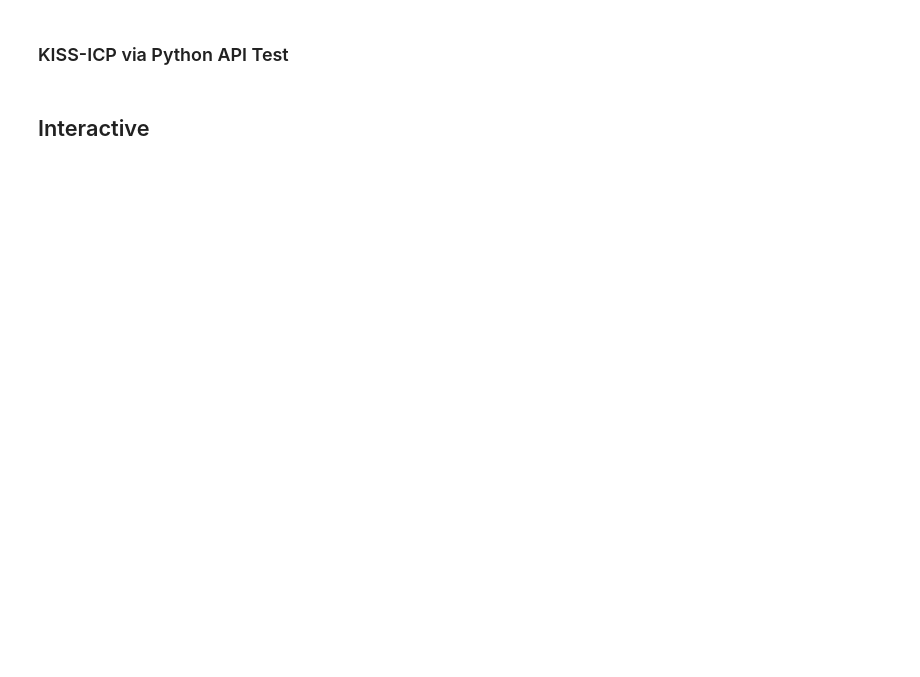
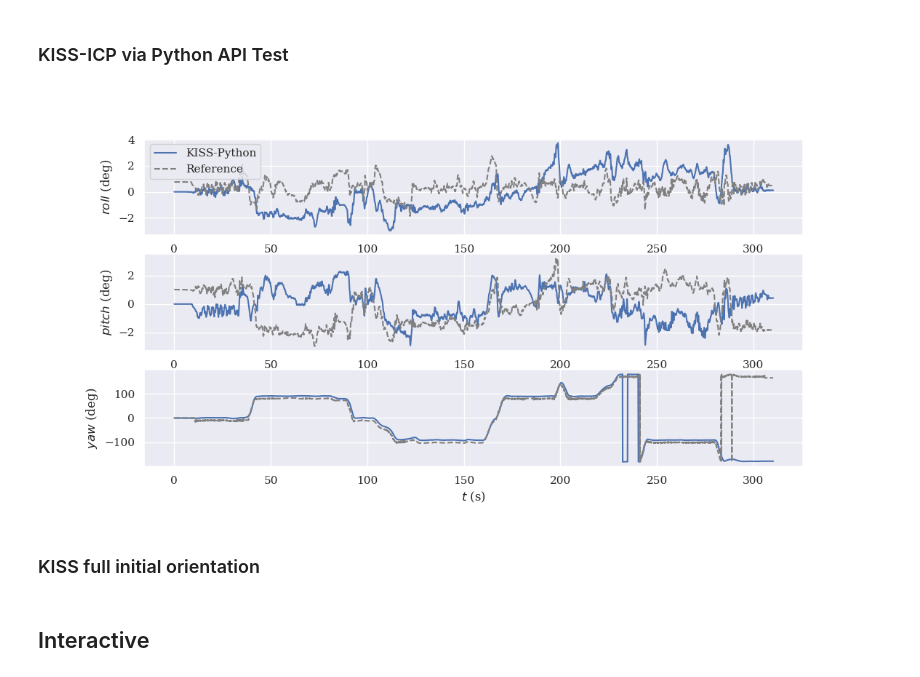
Before and after one commit to Jul310/kiss-icp, a Jupyter notebook: tum_eval/ekf_gps_analysis.ipynb, the cells around one changed output. Cells and saved outputs as stored; diff of their text form; code cells hidden in the pictures; blank space fills up the shorter version.

```diff
--- a/tum_eval/ekf_gps_analysis.ipynb
+++ b/tum_eval/ekf_gps_analysis.ipynb
@@ -34,14 +34,18 @@ import matplotlib.pyplot as plt
 # %%
 # Read dataset configuration
 data_set = "kiss-v3"
+# data_root = path.join("data", "tum_format", data_set)
 
-data_root = path.join("data", "tum_format", data_set)
+
+
+# Switch for using the EKF testings
+data_root = "data/kiss_python/with_ekf_corrected/run_01/"
 
 gps_pose_name = "ekf_gt_gps.tum"
 ekf_pose_name = "ekf_pose_with_covariance.tum"
 kiss_pose_name = "odometry.tum"
 
-gps_file = path.join(data_root, gps_pose_name)
+gps_file = path.join("data/ekf_analysis/v2/01-full-merge-ekf-no-feedback/run_01/", gps_pose_name)
 ekf_file = path.join(data_root, ekf_pose_name)
 kiss_file = path.join(data_root, kiss_pose_name)
 
@@ -122,4 +135,9 @@ metric_result = plot_compare(python_runs[0], print_stats=False, plot_mode='xyz',
 # print(metric_result.pretty_str())
 # %%
 # Compare Python KISS to ROS KISS
-compare_plot_multiple([python_runs[0][1], traj_ekf], ["KISS-Python", "EKF"], plot_mode='rpy')
+# compare_plot_multiple([python_runs[0][1], traj_ekf], ["KISS-Python", "EKF"], plot_mode='rpy')
+compare_plot_multiple([kiss_traj, traj_ref], ["KISS-Python", "Reference"], plot_mode='rpy')
+# %% [output]
+[figure, added]
+# %% [markdown]
+### KISS full initial orientation
```
Also changed, not shown: parts of 9 cells of this notebook, 1 other file.
